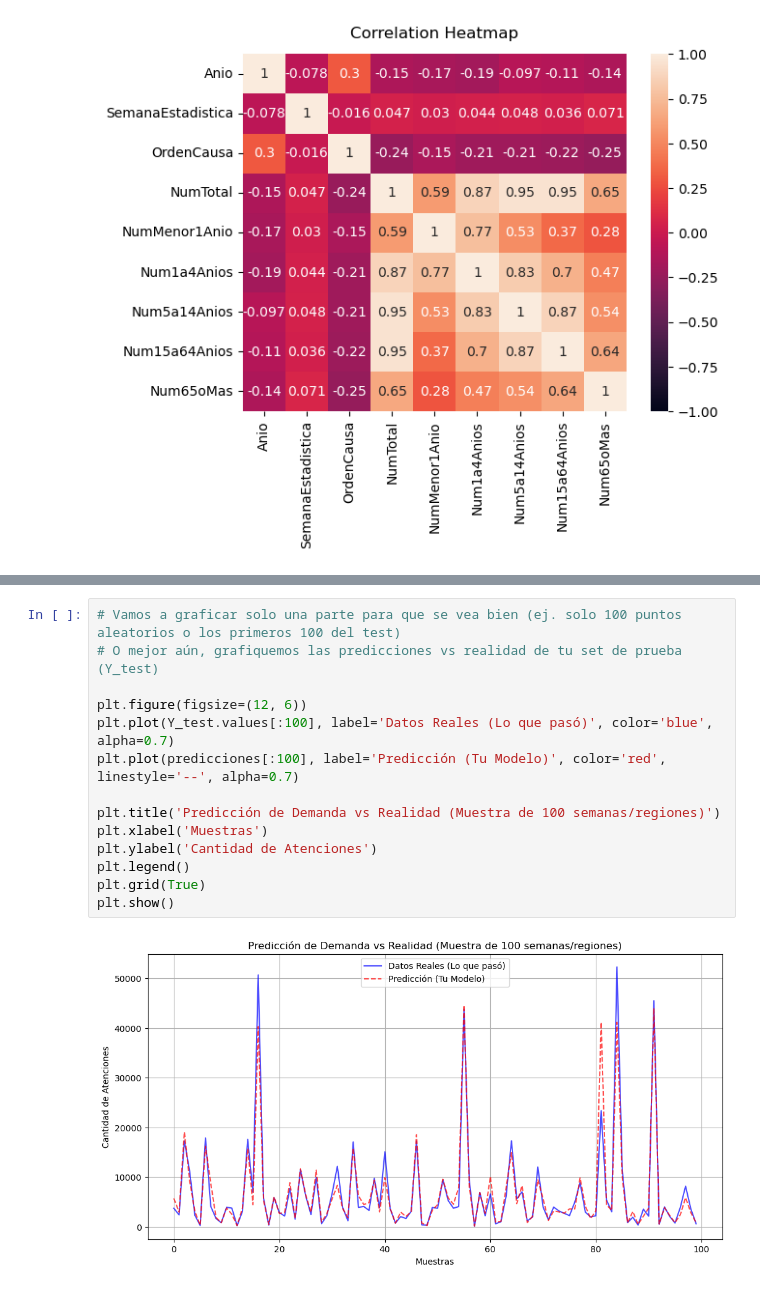
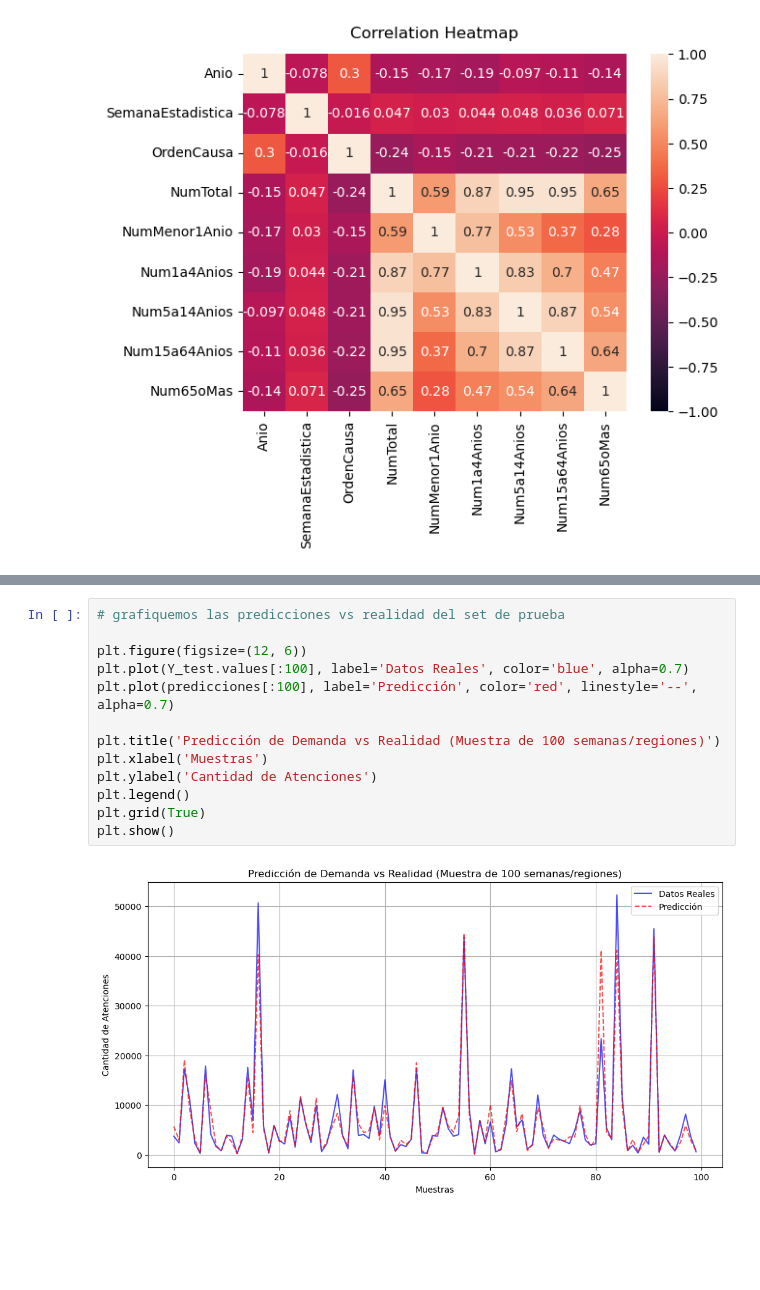
Before and after one commit to JoabVJ/project-imt2200, a Jupyter notebook: Entrega inicial/notebooks/01_EDA_enfermedades_respiratorias.ipynb, the cells around one changed output, grey strips where cells are left out. Drawn from its saved outputs; the diff is of its cells as text; blank space fills up the shorter version.

```diff
--- a/Entrega inicial/notebooks/01_EDA_enfermedades_respiratorias.ipynb
+++ b/Entrega inicial/notebooks/01_EDA_enfermedades_respiratorias.ipynb
@@ -1883,17 +1662,16 @@ Conclusión para el Informe:
 # %%
-# Vamos a graficar solo una parte para que se vea bien (ej. solo 100 puntos aleatorios o los primeros 100 del test)
-# O mejor aún, grafiquemos las predicciones vs realidad de tu set de prueba (Y_test)
+# grafiquemos las predicciones vs realidad del set de prueba
 
 plt.figure(figsize=(12, 6))
-plt.plot(Y_test.values[:100], label='Datos Reales (Lo que pasó)', color='blue', alpha=0.7)
-plt.plot(predicciones[:100], label='Predicción (Tu Modelo)', color='red', linestyle='--', alpha=0.7)
+plt.plot(Y_test.values[:100], label='Datos Reales', color='blue', alpha=0.7)
+plt.plot(predicciones[:100], label='Predicción', color='red', linestyle='--', alpha=0.7)
 
 plt.title('Predicción de Demanda vs Realidad (Muestra de 100 semanas/regiones)')
 plt.xlabel('Muestras')
 plt.ylabel('Cantidad de Atenciones')
 plt.legend()
 plt.grid(True)
 plt.show()
 # %% [output]
-[figure, old version]
+[figure, new version]
 # %% [markdown]
```
Also changed, not shown: parts of 25 cells of this notebook.
